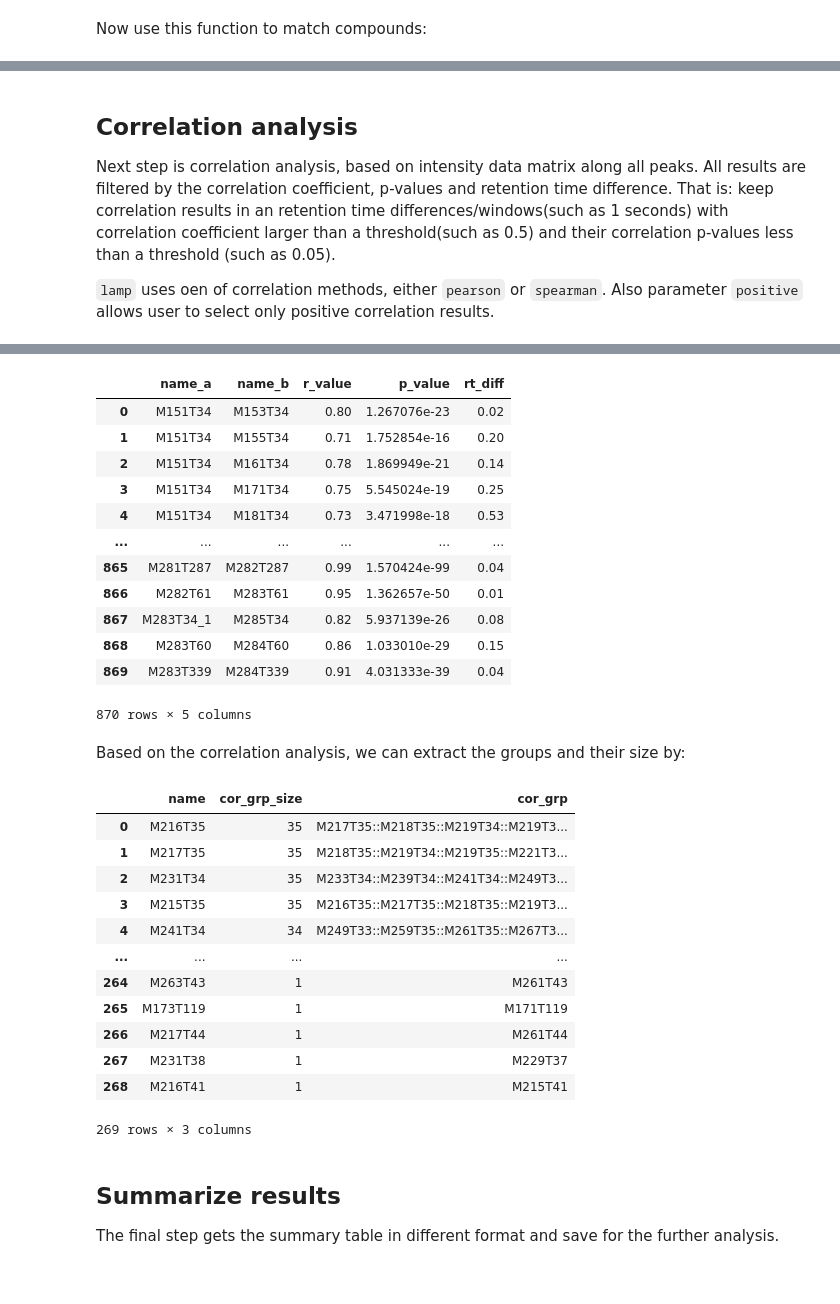
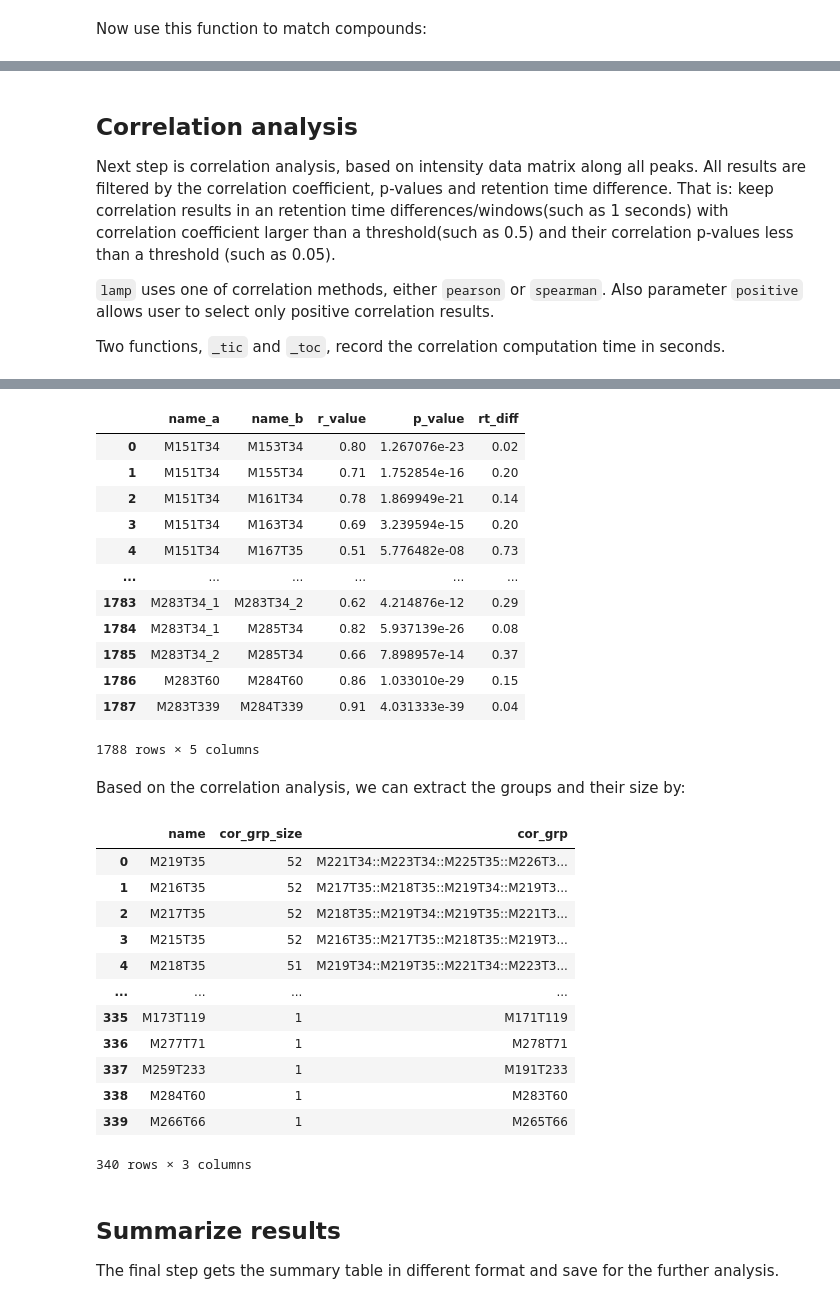
Before and after one commit to wanchanglin/lamp, a Jupyter notebook: examples/lamp_quick_start.ipynb, the cells around one changed output, grey strips where cells are left out. Saved outputs shown, nothing was run; the diff lists cells and outputs as text; code cells hidden in the pictures.

```diff
--- a/examples/lamp_quick_start.ipynb
+++ b/examples/lamp_quick_start.ipynb
@@ -228,11 +228,14 @@ retention time differences/windows(such as 1 seconds) with correlation
 coefficient larger than a threshold(such as 0.5) and their correlation
 p-values less than a threshold (such as 0.05).
 
-`lamp` uses oen of correlation methods, either `pearson` or `spearman`. Also
+`lamp` uses one of correlation methods, either `pearson` or `spearman`. Also
 parameter `positive` allows user to select only positive correlation results.
+
+Two functions, `_tic` and `_toc`, record the correlation computation time in
+seconds.
 # %%
 thres_rt = 1.0
-thres_corr = 0.7
+thres_corr = 0.5
 thres_pval = 0.05
 method = "spearman"   # "pearson"
 positive = True
@@ -247,16 +250,16 @@ Elapsed time: 0.7847549915313721 seconds.
 |  | name_a | name_b | r_value | p_value | rt_diff |
 | 0 | M151T34 | M153T34 | 0.80 | 1.267076e-23 | 0.02 |
 | 1 | M151T34 | M155T34 | 0.71 | 1.752854e-16 | 0.20 |
 | 2 | M151T34 | M161T34 | 0.78 | 1.869949e-21 | 0.14 |
-| 3 | M151T34 | M171T34 | 0.75 | 5.545024e-19 | 0.25 |
-| 4 | M151T34 | M181T34 | 0.73 | 3.471998e-18 | 0.53 |
+| 3 | M151T34 | M163T34 | 0.69 | 3.239594e-15 | 0.20 |
+| 4 | M151T34 | M167T35 | 0.51 | 5.776482e-08 | 0.73 |
 | ... | ... | ... | ... | ... | ... |
-| 865 | M281T287 | M282T287 | 0.99 | 1.570424e-99 | 0.04 |
-| 866 | M282T61 | M283T61 | 0.95 | 1.362657e-50 | 0.01 |
-| 867 | M283T34_1 | M285T34 | 0.82 | 5.937139e-26 | 0.08 |
-| 868 | M283T60 | M284T60 | 0.86 | 1.033010e-29 | 0.15 |
-| 869 | M283T339 | M284T339 | 0.91 | 4.031333e-39 | 0.04 |
+| 1783 | M283T34_1 | M283T34_2 | 0.62 | 4.214876e-12 | 0.29 |
+| 1784 | M283T34_1 | M285T34 | 0.82 | 5.937139e-26 | 0.08 |
+| 1785 | M283T34_2 | M285T34 | 0.66 | 7.898957e-14 | 0.37 |
+| 1786 | M283T60 | M284T60 | 0.86 | 1.033010e-29 | 0.15 |
+| 1787 | M283T339 | M284T339 | 0.91 | 4.031333e-39 | 0.04 |
-870 rows × 5 columns
+1788 rows × 5 columns
 # %% [markdown]
 Based on the correlation analysis, we can extract the groups and their size by:
 # %%
@@ -265,18 +268,18 @@ corr_df = stats.corr_grp_size(corr)
 corr_df
 # %% [output]
 |  | name | cor_grp_size | cor_grp |
-| 0 | M216T35 | 35 | M217T35::M218T35::M219T34::M219T3... |
-| 1 | M217T35 | 35 | M218T35::M219T34::M219T35::M221T3... |
-| 2 | M231T34 | 35 | M233T34::M239T34::M241T34::M249T3... |
-| 3 | M215T35 | 35 | M216T35::M217T35::M218T35::M219T3... |
-| 4 | M241T34 | 34 | M249T33::M259T35::M261T35::M267T3... |
+| 0 | M219T35 | 52 | M221T34::M223T34::M225T35::M226T3... |
+| 1 | M216T35 | 52 | M217T35::M218T35::M219T34::M219T3... |
+| 2 | M217T35 | 52 | M218T35::M219T34::M219T35::M221T3... |
+| 3 | M215T35 | 52 | M216T35::M217T35::M218T35::M219T3... |
+| 4 | M218T35 | 51 | M219T34::M219T35::M221T34::M223T3... |
 | ... | ... | ... | ... |
-| 264 | M263T43 | 1 | M261T43 |
-| 265 | M173T119 | 1 | M171T119 |
-| 266 | M217T44 | 1 | M261T44 |
-| 267 | M231T38 | 1 | M229T37 |
-| 268 | M216T41 | 1 | M215T41 |
+| 335 | M173T119 | 1 | M171T119 |
+| 336 | M277T71 | 1 | M278T71 |
+| 337 | M259T233 | 1 | M191T233 |
+| 338 | M284T60 | 1 | M283T60 |
+| 339 | M266T66 | 1 | M265T66 |
-269 rows × 3 columns
+340 rows × 3 columns
 # %% [markdown]
 ## Summarize results
 
```
Also changed, not shown: parts of 4 cells of this notebook, 5 other files.
